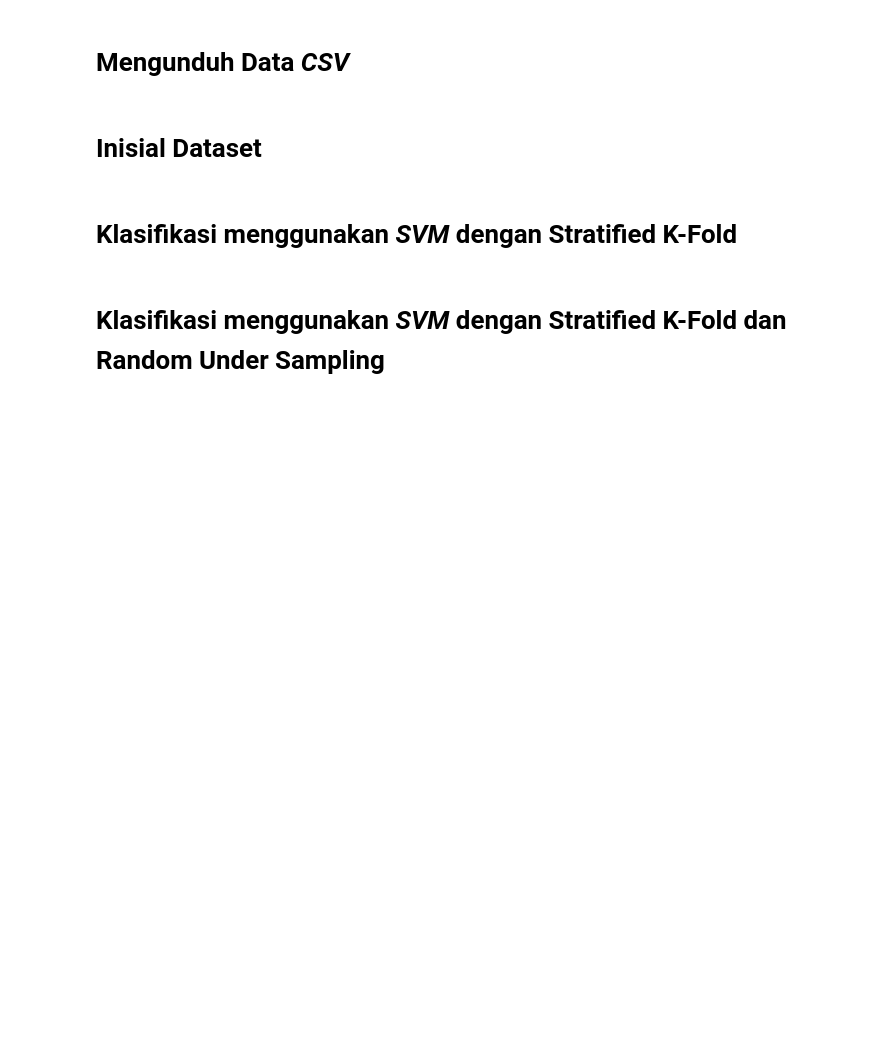
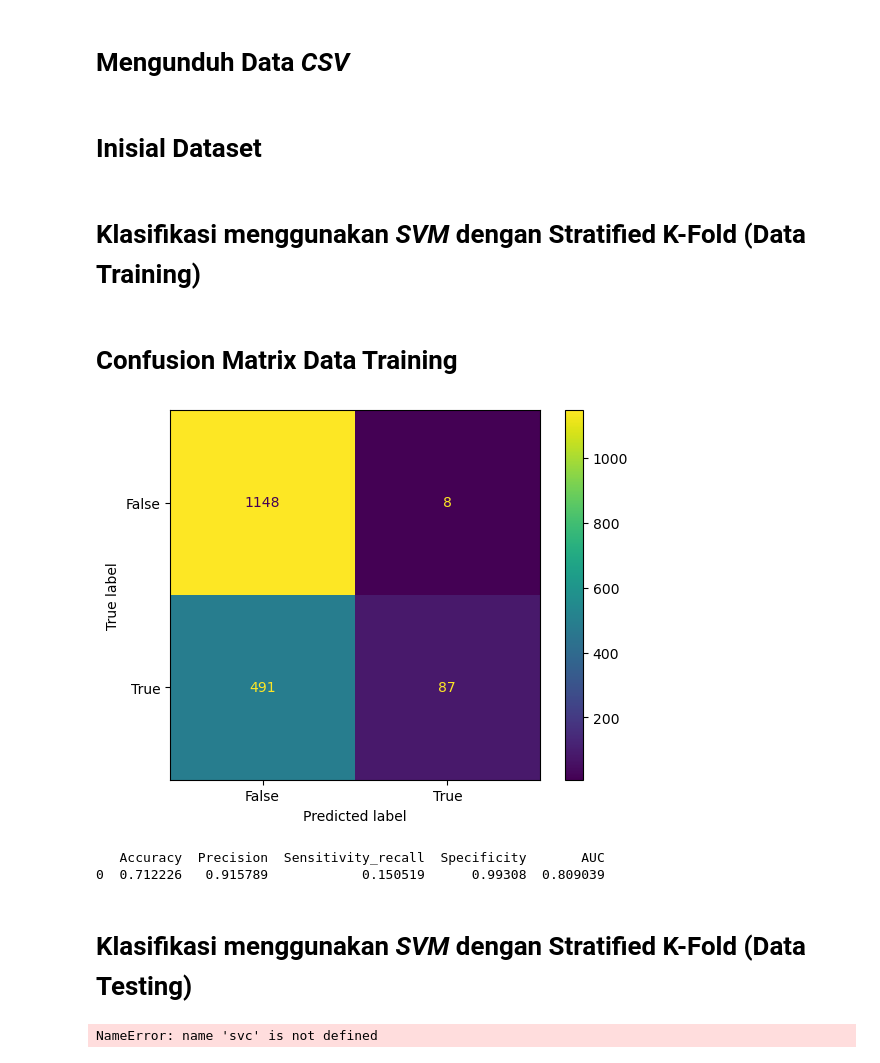
Before and after one commit to meftahmafazy/audio-covid19-research, a Jupyter notebook: skripsi-meftah.ipynb, the cells around one changed output. Cells and saved outputs as stored; diff of their text form; code cells hidden in the pictures; blank space fills up the shorter version.

```diff
--- a/skripsi-meftah.ipynb
+++ b/skripsi-meftah.ipynb
@@ -150,7 +149,7 @@ create_download_link(filename='./data_new_extended.csv')
 # Inisial Dataset
 # %%
 #Panggil Dataset
-data = pd.read_csv("../input/coughvid-19/dataset/data_mfcc30.csv")
+data = pd.read_csv("../input/coughvid-19/dataset/data_mfcc10.csv")
 # %%
 #Menghapus kolom nama file
 data_new = data.drop('filename', axis=1)
@@ -162,9 +161,9 @@ data_new['label'].replace(['healthy', 'COVID-19'], [0,1], inplace=True)
 # array ke-16 untuk dataset 10 mfcc
 # array ke-26 untuk dataset 20 mfcc
 # array ke-36 untuk dataset 30 mfcc
-X = data_new[data_new.columns[:36]]
+X = data_new[data_new.columns[:16]]
 
 # memisahkan label pada dataset dan menyimpannya pada sebuah variabel
 y = data_new['label']
 # %% [markdown]
-# Klasifikasi menggunakan *SVM* dengan Stratified K-Fold
+# Klasifikasi menggunakan *SVM* dengan Stratified K-Fold (Data Training)
@@ -171 +204,34 @@ y = data_new['label']
+# %% [markdown]
+# Confusion Matrix Data Training
+# %%
+# Confusion Matrix
+confusion_matrix_train = metrics.confusion_matrix(y_train, y_pred_train)
+
+cm_display_train = metrics.ConfusionMatrixDisplay(confusion_matrix = confusion_matrix_train, display_labels = [False, True])
+
+cm_display_train.plot()
+plt.show()
+
+Accuracy_train = metrics.accuracy_score(y_train, y_pred_train)
+Precision_train = metrics.precision_score(y_train, y_pred_train)
+Sensitivity_recall_train = metrics.recall_score(y_train, y_pred_train)
+Specificity_train = metrics.recall_score(y_train, y_pred_train, pos_label=0)
+
+# Menampilkan AUC pada data training
+auc_train = roc_auc_score(y_train, y_prob_train)
+
+# Simpan hasil ke dalam list
+results_train.append({'Accuracy': Accuracy_train,"Precision":Precision_train,"Sensitivity_recall":Sensitivity_recall_train,"Specificity":Specificity_train, 'AUC':auc_train})
+
+# Buat dataframe dari hasil
+df_train = pd.DataFrame(results_train)
+
+# Print dataframe
+print(df_train)
+# %% [output]
+[figure, added]
+   Accuracy  Precision  Sensitivity_recall  Specificity       AUC
+0  0.712226   0.915789            0.150519      0.99308  0.809039
+# %% [markdown]
+# Klasifikasi menggunakan *SVM* dengan Stratified K-Fold (Data Testing)
 # %%
@@ -233,2 +269,10 @@ y = data_new['label']
-# %% [markdown]
-# Klasifikasi menggunakan *SVM* dengan Stratified K-Fold dan Random Under Sampling
+# %%
+skf = KFold(n_splits=10, shuffle=True, random_state=42)
+
+clf = SVC(kernel='rbf')
+
+clf_scores = cross_val_score(clf, X, y, cv=skf)
+
+print('Stratified cross-validation scores with rbf kernel:\n\n{}'.format(clf_scores))
+# %% [output]
+NameError: name 'svc' is not defined
```
Also changed, not shown: parts of 17 cells of this notebook.
